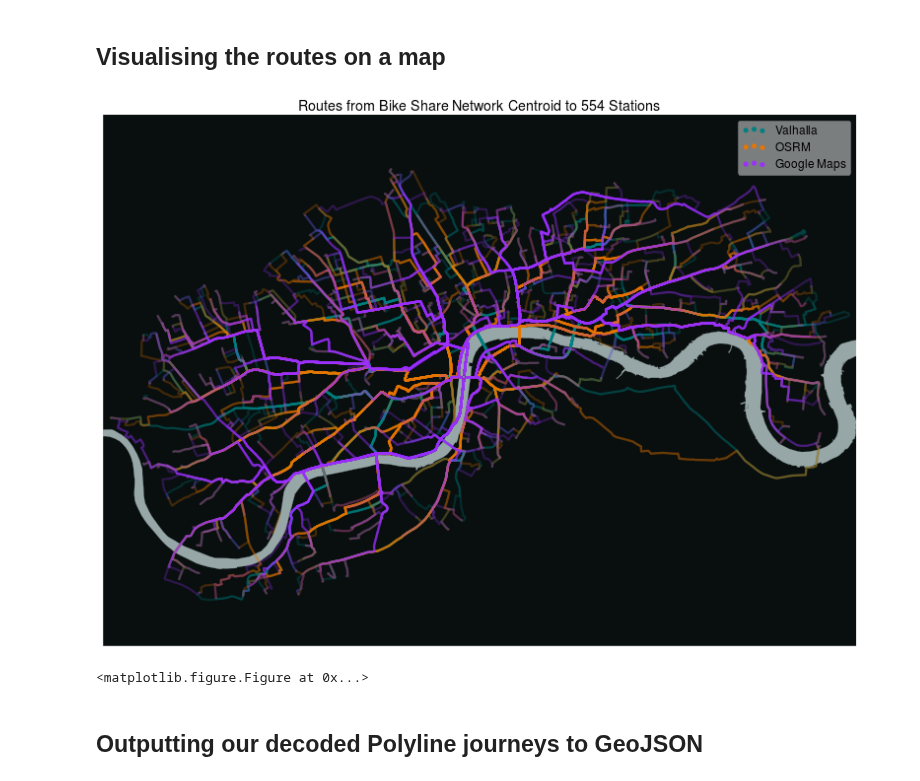
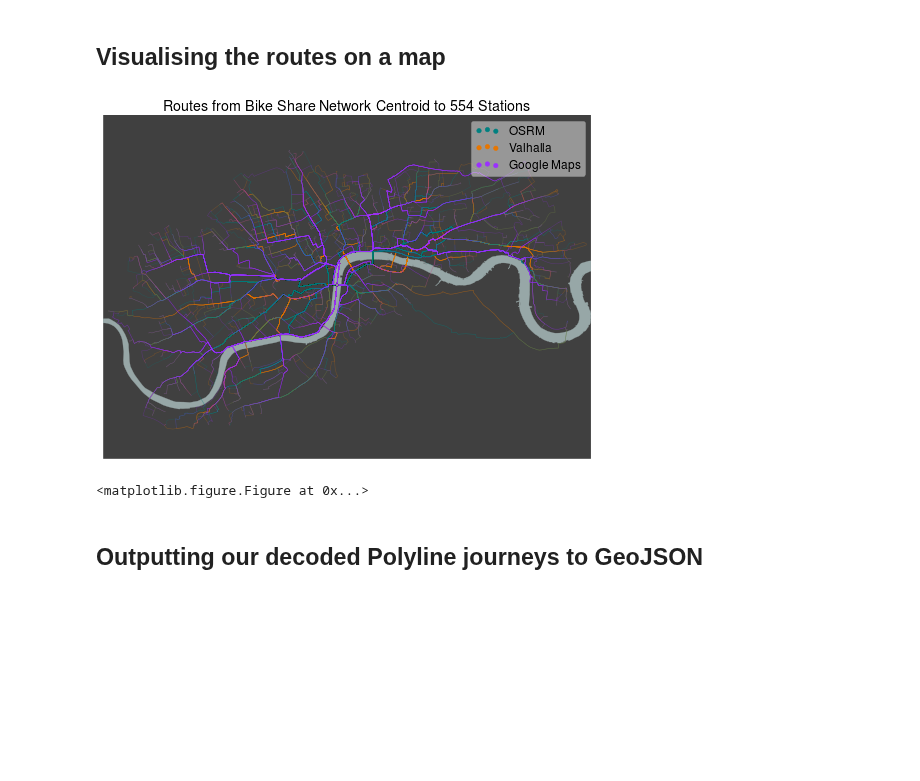
Before and after one commit to urschrei/router_comparison, a Jupyter notebook: OSRM_vs_Valhalla.ipynb, the cells around one changed output. Cells and saved outputs as stored; diff of their text form; code cells hidden in the pictures; blank space fills up the shorter version.

Commit message:
Tidying up plots and map output

```diff
--- a/OSRM_vs_Valhalla.ipynb
+++ b/OSRM_vs_Valhalla.ipynb
@@ -144,7 +146,7 @@ for provider in ['osrm', 'valhalla', 'gmaps']:
     combined_routes[provider] = MultiLineString(list(routes['%s_decoded_proj' % provider]))
     # we can also calculate the projected route distances (as opposed to euclidean distance, as above)
     routes['%s_route_length_proj' % provider] = routes.apply(
-        lambda f: f['%s_decoded_proj' % provider].length, axis=1)
+        lambda f: f['%s_decoded_proj' % provider].length / 1000, axis=1)
 # %% [markdown]
 Let's carry out some regressions in order to determine time/great-circle route distance correlation
 # %%
@@ -280,11 +289,10 @@ Some possible conclusions:
 ## Visualising the routes on a map
 # %%
 plt.clf()
-fig = plt.figure(figsize=(12, 8), dpi=300)
+fig = plt.figure(figsize=(7.28, 5.25), dpi=300)
 ax = fig.add_subplot(111, axisbg='w', frame_on=False)
 
-
-m.fillcontinents('#090F0F')
+m.fillcontinents('#404040')
 m.drawparallels(
     np.arange(ll[0], ur[0], 2.),
     color = 'black', linewidth = 0.5,
@@ -295,19 +303,19 @@ m.drawmeridians(
     labels=[False, False, False, True], ax=ax)
 
 pc_valhalla = PatchCollection([PolygonPatch(
-    line.buffer(25)) for line in combined_routes['valhalla']],
-    match_original=False, alpha=.25, color="#008080", lw=.01, zorder=4)
-pc_valhalla.set_label("valhalla")
+    line.buffer(10)) for line in combined_routes['osrm']],
+    match_original=False, alpha=.25, color="#008080", lw=.001, zorder=4)
+pc_valhalla.set_label("osrm")
 
 pc_osrm = PatchCollection([PolygonPatch(
-    line.buffer(25)) for line in combined_routes['osrm']],
-    match_original=False, alpha=.25, color="#E87600", lw=.01, zorder=4)
-pc_osrm.set_label("osrm")
+    line.buffer(10)) for line in combined_routes['valhalla']],
+    match_original=False, alpha=.25, color="#E87600", lw=.001, zorder=4)
+pc_osrm.set_label("valhalla")
 
 
 pc_gmaps = PatchCollection([PolygonPatch(
-    line.buffer(25)) for line in combined_routes['gmaps']],
-    match_original=False, alpha=.25, color="#9B30FF", lw=.01, zorder=4)
+    line.buffer(10)) for line in combined_routes['gmaps']],
+    match_original=False, alpha=.25, color="#9B30FF", linewidth=.01, zorder=4)
 pc_gmaps.set_label("gmaps")
 
 # ax.add_collection(pc_valhalla)
@@ -338,7 +346,7 @@ lt = m.scatter([], [], color="#008080")
 lo = m.scatter([], [], color="#E87600")
 lg = m.scatter([], [], color="#9B30FF")
 
-labels = ["Valhalla", "OSRM", "Google Maps"]
+labels = ["OSRM", "Valhalla", "Google Maps"]
 leg = plt.legend([lt, lo, lg], labels)
 leg.get_frame().set_alpha(0.5)
 
@@ -347,44 +355,54 @@ plt.tight_layout()
 plt.savefig('routes.png', dpi=300, bbox_inches='tight', alpha=True, transparent=True)
 
 # convenience functions for adding and removing PatchCollections
 def remove_patches(ax, label):
     """ find and remove a PatchCollection by name """
     for idx, pc in enumerate(ax.collections):
         if pc.get_label() == label:
             ax.collections.pop(idx)
 
+def display_osrm(OSRM):
+    """ Display or remove OSRM layer according to boolean input """
+    if OSRM:
+        ax.add_collection(pc_osrm)
+    else:
+        remove_patches(ax, "osrm")
+    display(fig)
+
 def display_valhalla(Valhalla):
     """ Display or remove Valhalla layer according to boolean input """
     if Valhalla:
         ax.add_collection(pc_valhalla)
     else:
         remove_patches(ax, "valhalla")
-    display(fig)
-
-def display_osrm(OSRM):
-    """ Display or remove OSRM layer according to boolean input """
-    if OSRM:
-        ax.add_collection(pc_osrm)
-    else:
-        remove_patches(ax, "osrm")
     display(fig)
 
 def display_gmaps(GMaps):
     """ Display or remove GMaps layer according to boolean input """
     if GMaps:
         ax.add_collection(pc_gmaps)
     else:
         remove_patches(ax, "gmaps")
     display(fig)
 
 plt.close(fig)
+interact(display_osrm, OSRM=True)
 interact(display_valhalla, Valhalla=True)
-interact(display_osrm, OSRM=True)
 interact(display_gmaps, GMaps=True)
+
 plt.show()
 # %% [output]
-[figure, old version]
+[figure, new version]
-<matplotlib.figure.Figure at 0x...>
+# %%
+plt.savefig(
+    'mpl_map.png',
+    format="png",
+    bbox_inches='tight',
+    alpha=True,
+    transparent=True,
+    dpi=300)
+# %% [output]
+<matplotlib.figure.Figure at 0x...>
 # %% [markdown]
 ## Outputting our decoded Polyline journeys to GeoJSON
 # %% [markdown]
```
Also changed, not shown: parts of 4 cells of this notebook, 5 other files.
